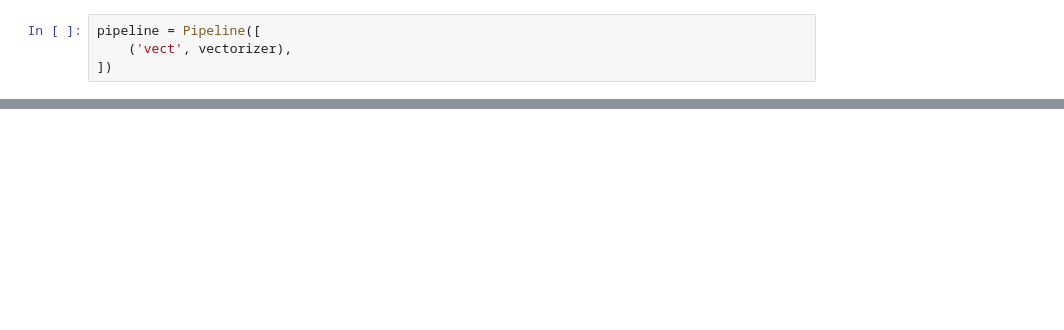
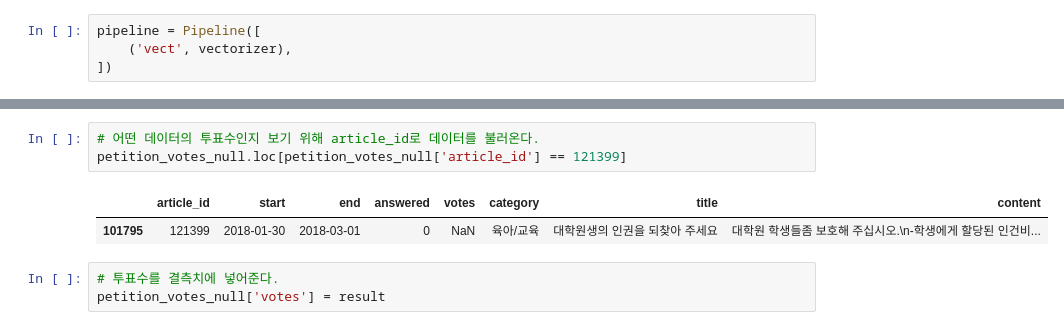
Before and after one commit to corazzon/petitionWrangling, a Jupyter notebook: petition_corrupted.ipynb, the cells around one changed output, grey strips where cells are left out. Drawn from its saved outputs; the diff is of its cells as text; blank space fills up the shorter version.

```diff
--- a/petition_corrupted.ipynb
+++ b/petition_corrupted.ipynb
@@ -249,0 +362,9 @@ y_label.shape
+# %%
+# 어떤 데이터의 투표수인지 보기 위해 article_id로 데이터를 불러온다.
+petition_votes_null.loc[petition_votes_null['article_id'] == 121399]
+# %% [output]
+|  | article_id | start | end | answered | votes | category | title | content |
+| 101795 | 121399 | 2018-01-30 | 2018-03-01 | 0 | NaN | 육아/교육 | 대학원생의 인권을 되찾아 주세요 | 대학원 학생들좀 보호해 주십시오.\n-학생에게 할당된 인건비... |
+# %%
+# 투표수를 결측치에 넣어준다.
+petition_votes_null['votes'] = result
```
Also changed, not shown: parts of 33 cells of this notebook.
